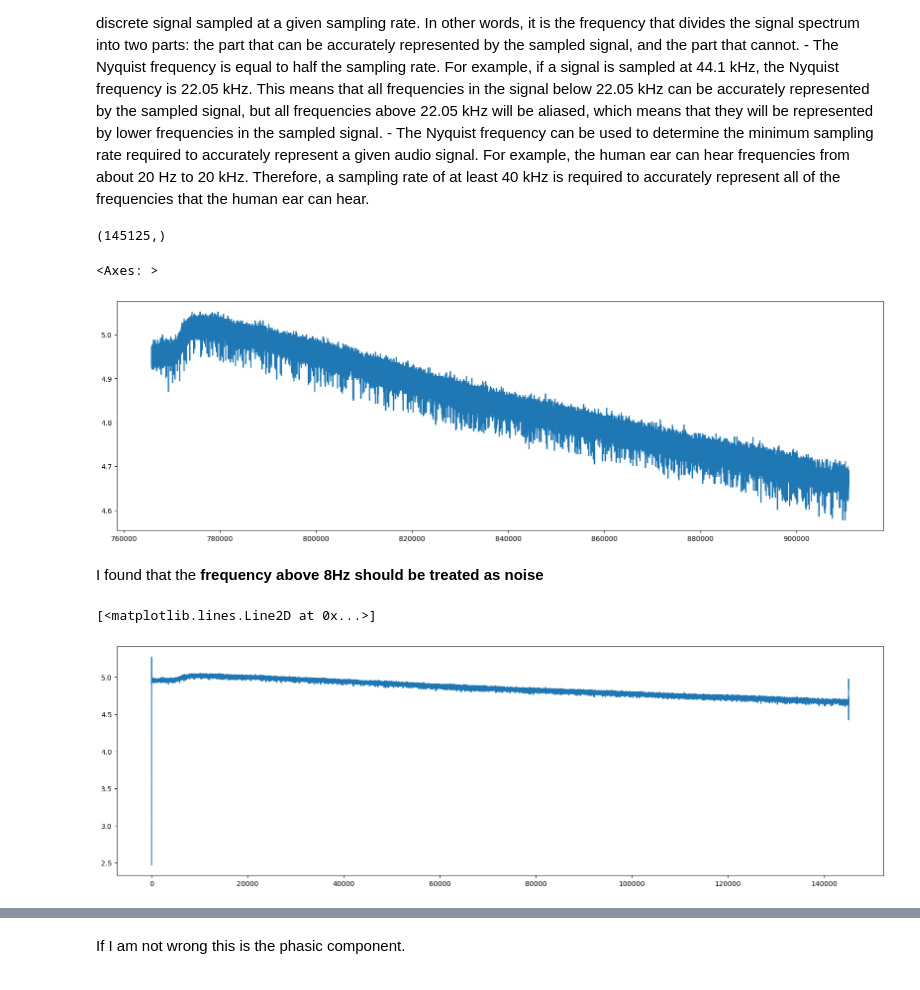
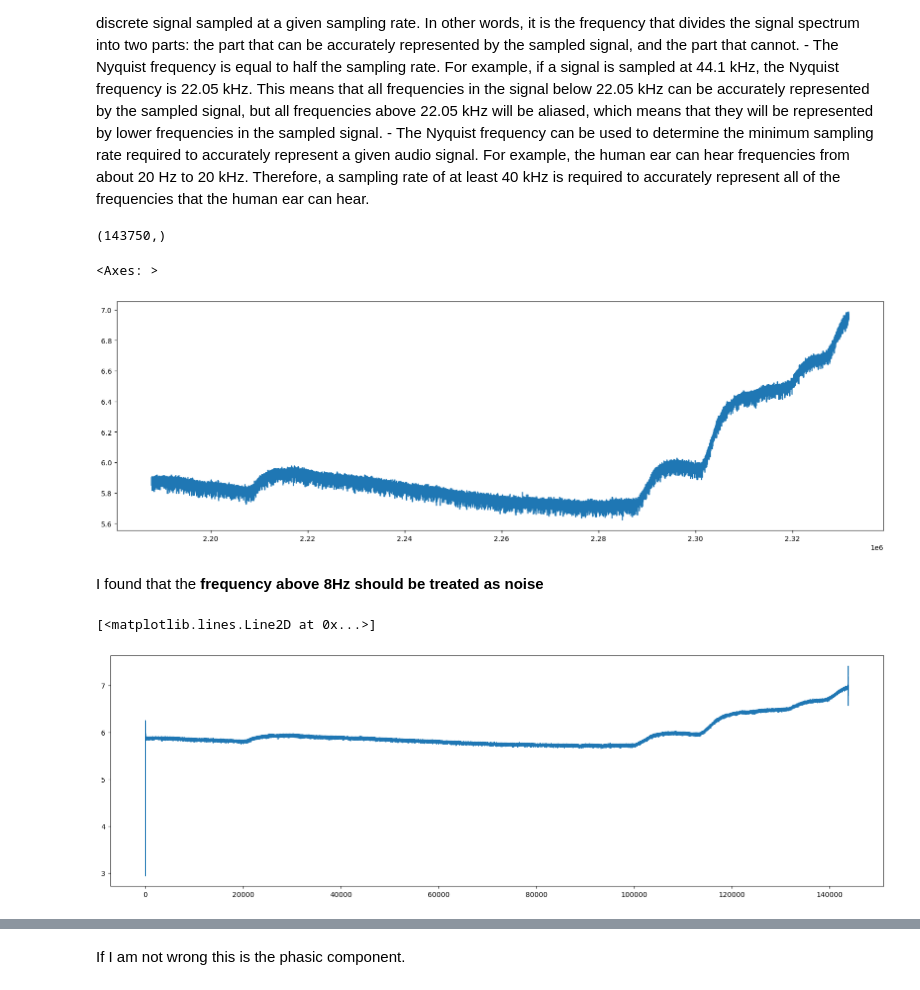
Before and after one commit to Dhyanesh-Panchal/GSR-research-and-stress-detection, a Jupyter notebook: Notes.ipynb, the cells around one changed output, grey strips where cells are left out. Drawn from its saved outputs; the diff is of its cells as text; code cells hidden in the pictures.

```diff
--- a/Notes.ipynb
+++ b/Notes.ipynb
@@ -49,27 +49,27 @@ import numpy as np
 import matplotlib.pyplot as plt
 # %%
 sub1_data = pd.read_csv("./CASE_full/CASE_full/data/interpolated/physiological/sub_1.csv")
-sub1_data = sub1_data["gsr" and sub1_data["video"]==5]["gsr"][::]
+sub1_data = sub1_data["gsr" and sub1_data["video"]==8]["gsr"][::]
 sub1_data.shape
 # %% [output]
-(145125,)
+(143750,)
 # %%
 sub1_data[:].plot(figsize=(20,6))
 # %% [output]
 <Axes: >
-[figure, old version]
+[figure, new version]
 # %% [markdown]
 I found that the **frequency above 8Hz should be treated as noise**
 # %%
  # --> Removing the NOISE
-noise_filter = firwin(numtaps=100,cutoff=8,window="hamming",fs=25)
+noise_filter = firwin(numtaps=1000,cutoff=8,window="hamming",fs=25)
 sub1_data = np.convolve(sub1_data,noise_filter,mode='same')
 sub1_data.shape
 plt.figure(figsize=(20,6))
 plt.plot(sub1_data)
 # %% [output]
 [<matplotlib.lines.Line2D at 0x...>]
-[figure, old version]
+[figure, new version]
 # %%
  # --> Filter for tonic component
 tonic_filter = firwin(numtaps=101,cutoff=0.001,window='hamming')
```
Also changed, not shown: parts of 6 cells of this notebook, 1 other file.
